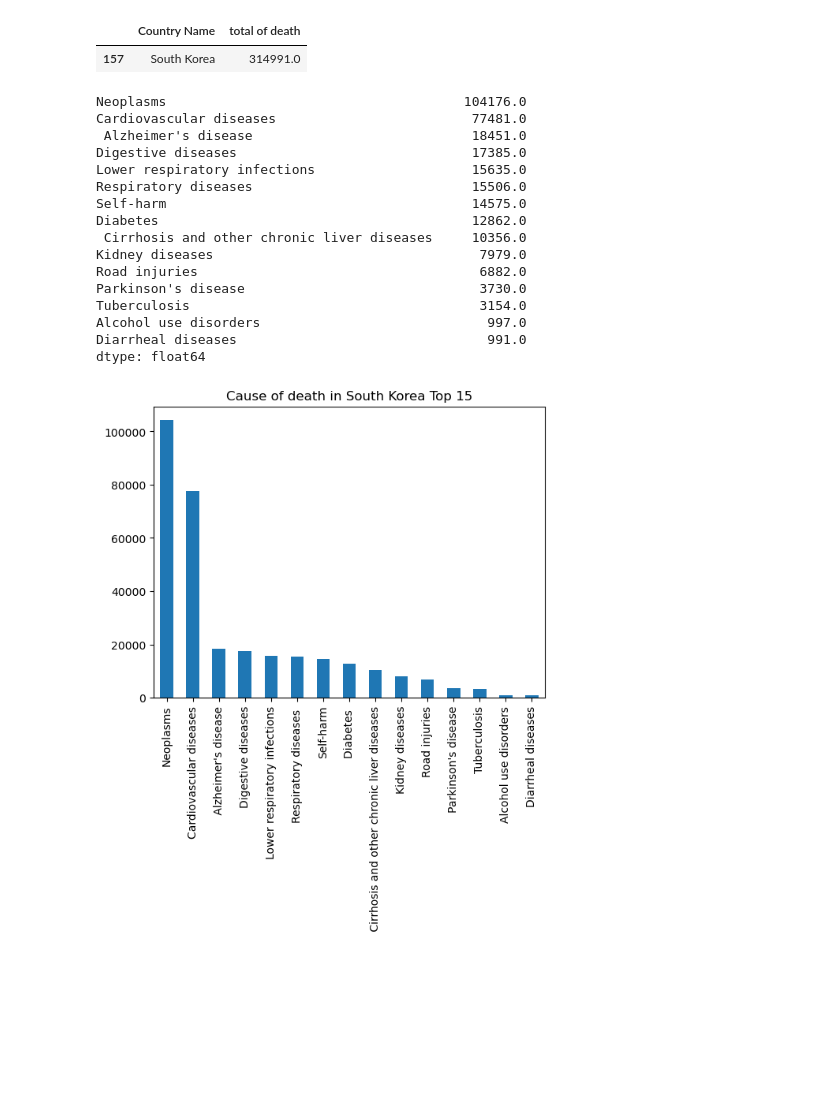
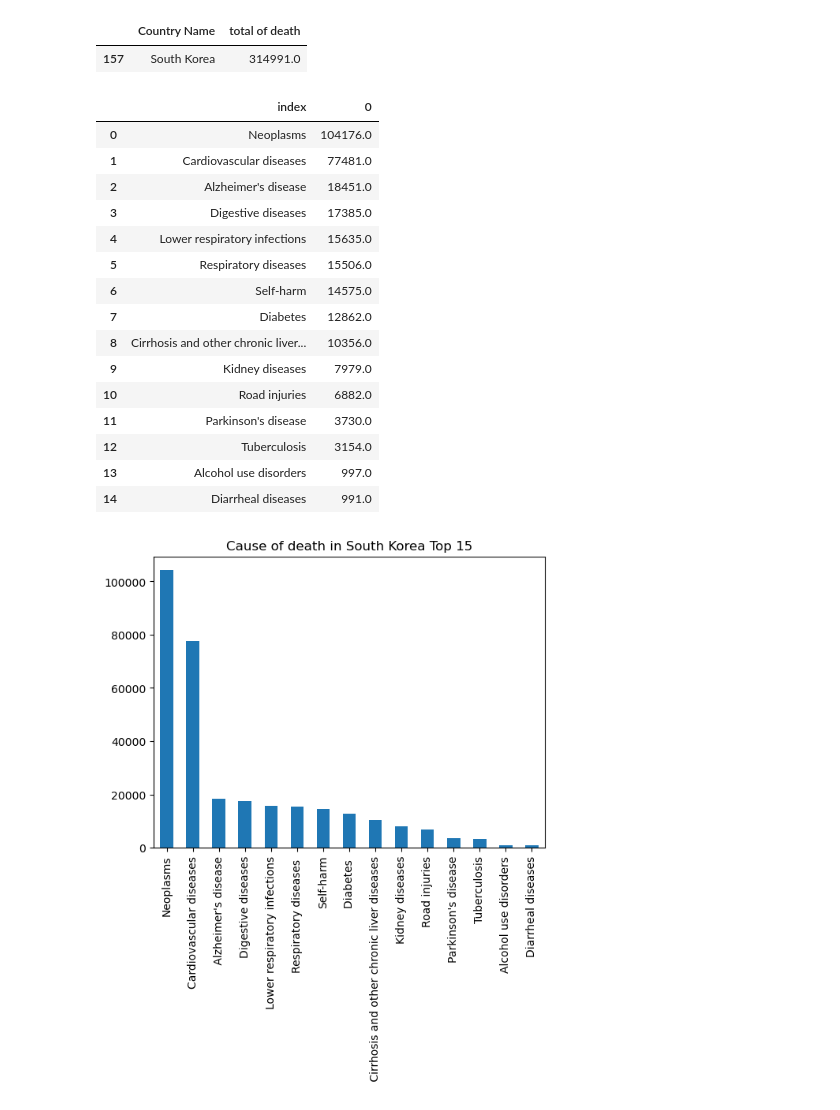
Before and after one commit to yugyeong1/streamlit_death_cause_by_country, a Jupyter notebook: death_cause_by_country_EDA.ipynb, the cells around one changed output. Drawn from its saved outputs; the diff is of its cells as text; code cells hidden in the pictures; blank space fills up the shorter version.

```diff
--- a/death_cause_by_country_EDA.ipynb
+++ b/death_cause_by_country_EDA.ipynb
@@ -213,30 +213,28 @@ death_cause[death_cause['Country Name'] == 'South Korea'][['Country Name', 'tota
 # %%
-data = death_cause[death_cause['Country Name'] == 'South Korea'].iloc[:,0:-1]
+data = death_cause[death_cause['Country Name'] == 'South Korea'].iloc[:,0:-1].set_index('Country Name')
-# %%
-data = data.set_index('Country Name')
 # %%
 # 상위 10개의 사망 원인을 bar 그래프로
 # %%
 data_top10 = data.sum().sort_values(ascending= False).head(15)
 # %%
-data_top10
+data_top10.to_frame().reset_index()
 # %% [output]
-Neoplasms                                      104176.0
-Cardiovascular diseases                         77481.0
- Alzheimer's disease                            18451.0
-Digestive diseases                              17385.0
-Lower respiratory infections                    15635.0
-Respiratory diseases                            15506.0
-Self-harm                                       14575.0
-Diabetes                                        12862.0
- Cirrhosis and other chronic liver diseases     10356.0
-Kidney diseases                                  7979.0
-Road injuries                                    6882.0
-Parkinson's disease                              3730.0
-Tuberculosis                                     3154.0
-Alcohol use disorders                             997.0
-Diarrheal diseases                                991.0
-dtype: float64
+|  | index | 0 |
+| 0 | Neoplasms | 104176.0 |
+| 1 | Cardiovascular diseases | 77481.0 |
+| 2 | Alzheimer's disease | 18451.0 |
+| 3 | Digestive diseases | 17385.0 |
+| 4 | Lower respiratory infections | 15635.0 |
+| 5 | Respiratory diseases | 15506.0 |
+| 6 | Self-harm | 14575.0 |
+| 7 | Diabetes | 12862.0 |
+| 8 | Cirrhosis and other chronic liver... | 10356.0 |
+| 9 | Kidney diseases | 7979.0 |
+| 10 | Road injuries | 6882.0 |
+| 11 | Parkinson's disease | 3730.0 |
+| 12 | Tuberculosis | 3154.0 |
+| 13 | Alcohol use disorders | 997.0 |
+| 14 | Diarrheal diseases | 991.0 |
 # %%
 data_top10.plot(kind= 'bar')
 plt.title('Cause of death in ' + data.index.values[0] + ' Top 15')
```
Also changed, not shown: parts of 3 cells of this notebook, 3 other files.
